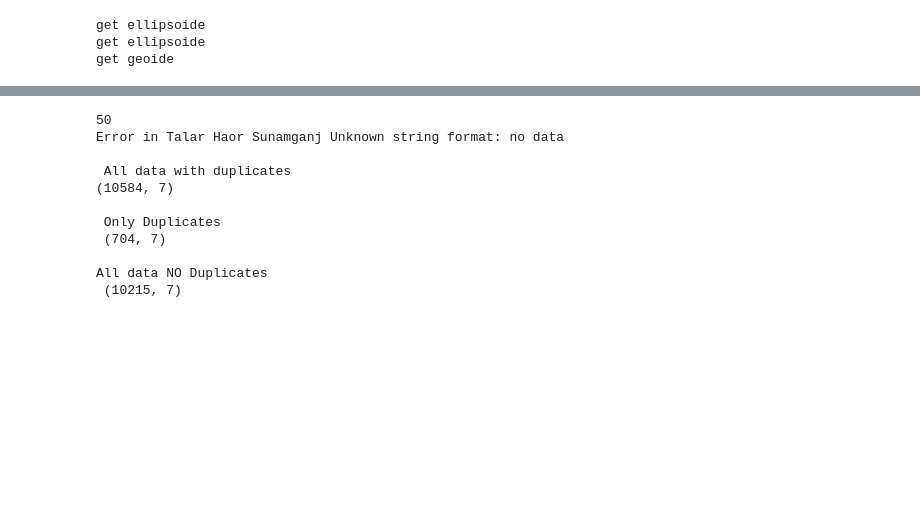
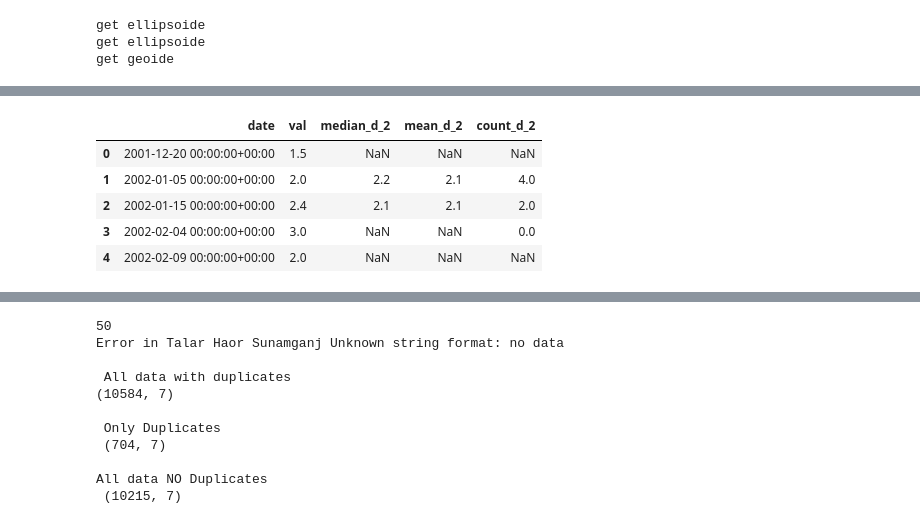
Before and after one commit to anmagomez/radar_altimetry_eval, a Jupyter notebook: src/rapid_request.ipynb, the cells around one changed output, grey strips where cells are left out. Saved outputs shown, nothing was run; the diff lists cells and outputs as text; code cells hidden in the pictures; blank space fills up the shorter version.

```diff
--- a/src/rapid_request.ipynb
+++ b/src/rapid_request.ipynb
@@ -363,51 +350,31 @@ df_gx
 # %%
 
 
-def moving_window_around_date(df, date, delta, v_fd, d_fd):
-    '''Moving window of a value around a date +- n days defined by delta
-        Inputs:
-            df: Dataframe containing the dates and values
-            date: date around the one the moving window will be done
-            v_fd: name of the value column in df
-            d_fd: name of the date column in df
-        Output:
-           In order in the window
-           median
-           mean
-           std: standard deviation
-           number of not null values used for the mean and the median
+def filter_date(df, date, delta, v_fd, d_fd):
+    df_t=df.loc[(df[d_fd]>=(date-dt.timedelta(days=delta)))&(df[d_fd]<=(date+dt.timedelta(days=delta)))]
+    return df_t[v_fd].median(skipna=True),df_t[v_fd].mean(skipna=True), df_t[v_fd].count()
 
-    '''
-    df_t=df.loc[(df[d_fd]>=(date-dt.timedelta(days=delta)))&(df[d_fd]<=(date+dt.timedelta(days=delta)))]
-    return df_t[v_fd].median(skipna=True),df_t[v_fd].mean(skipna=True),df_t[v_fd].std(skipna=True), df_t[v_fd].count()
+# df_s[['mv','md']]=
+# print(
+delta=2
+median_fd='median_d_'+str(delta)
+mean_fd='mean_d_'+str(delta)
+count_fd='count_d_'+str(delta)
 
-def get_comp_metrics(ts_obs,ts_est):
+df_s[[median_fd,mean_fd, count_fd]]=df_sx.apply(lambda x: filter_date(df_gx,x['date'],delta,'val','date'), axis=1).apply(pd.Series)
 
-    icommon = ((np.isnan(ts_est) == 0) &
-               (np.isnan(ts_obs) == 0)).nonzero()
-
-    if len(icommon[0]) > 1:
-        datats2_commonts1 = ts_obs[icommon]
-        datats1_commonts2 = ts_est[icommon]
-        # Correlation coefficient
-        vec2corrcoef = np.zeros((2, datats2_commonts1.size))
-        vec2corrcoef[0, :] = datats2_commonts1
-        vec2corrcoef[1, :] = datats1_commonts2
-        matcorr_ts1ts2 = np.corrcoef(vec2corrcoef)
-        corr_ts1ts2 = matcorr_ts1ts2[0, 1]
-        # Nash-Sutcliffe coefficient
-        diffts = (datats2_commonts1 - np.nanmean(datats2_commonts1)) -\
-            (datats1_commonts2 - np.nanmean(datats1_commonts2))
-        ns_ts2 = 1 - np.sum(np.square(diffts)) / \
-            np.sum(np.square(datats1_commonts2 -
-                             np.nanmean(datats1_commonts2)))
-        # RMS from ts2 wrt ts1
-        rmsd_ts2 = np.linalg.norm(diffts)/np.sqrt(diffts.size)
-        # Amplitude of ts1 time series over common date with ts2
-        ampl_ts1 = np.max(datats1_commonts2) - np.min(datats1_commonts2)
-    else:
-        corr_ts1ts2 = np.nan
-        ns_ts2 = np.nan
-        rmsd_ts2 = np.nan
-        ampl_ts1 = np.nan
-    return (corr_ts1ts2, ns_ts2, rmsd_ts2, ampl_ts1)
+# for index, row in df_s.iterrows():
+#     print(row['date']-dt.timedelta(days=2))
+#     print(row['date']+dt.timedelta(days=2))
+#     df_t=df_g.loc[(df_g['date']>=(row['date']-dt.timedelta(days=2)))&(df_g['date']<=(row['date']+dt.timedelta(days=2)))]
+#     print(df_t, '\n')
+#     mean_x=df_t['val'].median()
+#     print(mean_x, df_t)
+df_s
+# %% [output]
+|  | date | val | median_d_2 | mean_d_2 | count_d_2 |
+| 0 | 2001-12-20 00:00:00+00:00 | 1.5 | NaN | NaN | NaN |
+| 1 | 2002-01-05 00:00:00+00:00 | 2.0 | 2.2 | 2.1 | 4.0 |
+| 2 | 2002-01-15 00:00:00+00:00 | 2.4 | 2.1 | 2.1 | 2.0 |
+| 3 | 2002-02-04 00:00:00+00:00 | 3.0 | NaN | NaN | 0.0 |
+| 4 | 2002-02-09 00:00:00+00:00 | 2.0 | NaN | NaN | NaN |
```
Also changed, not shown: parts of 27 cells of this notebook.
